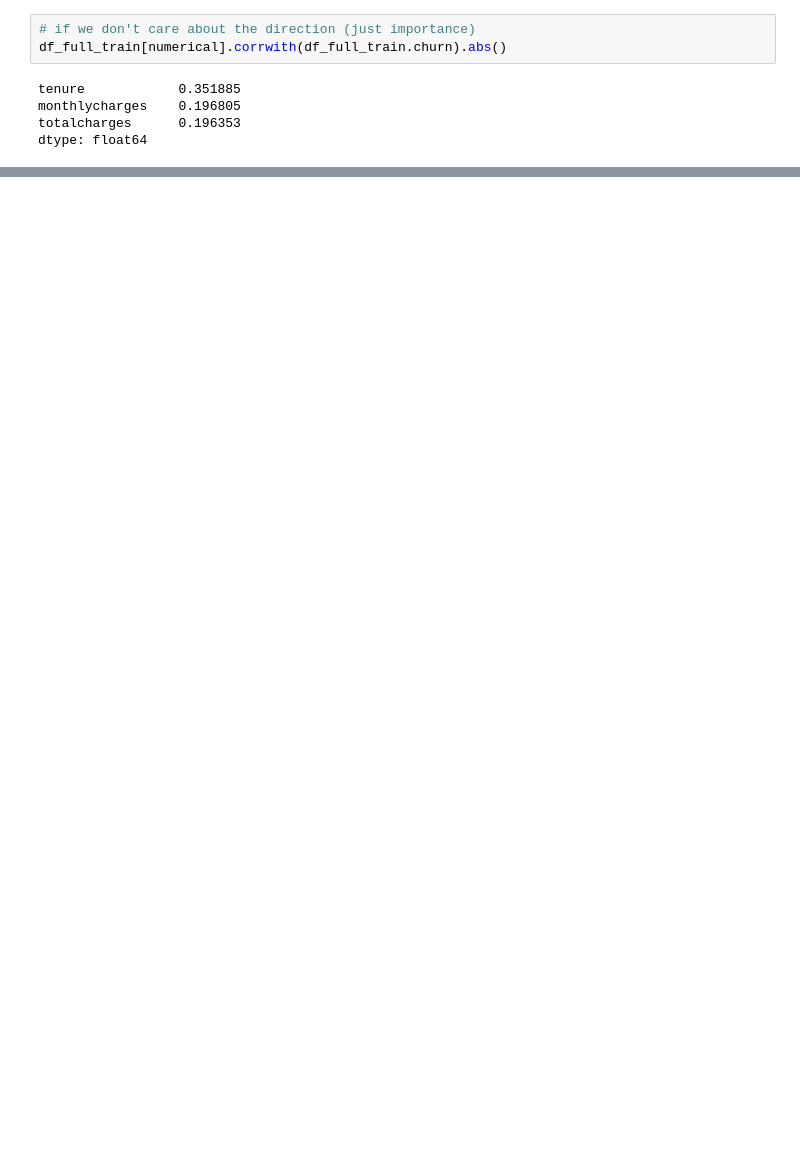
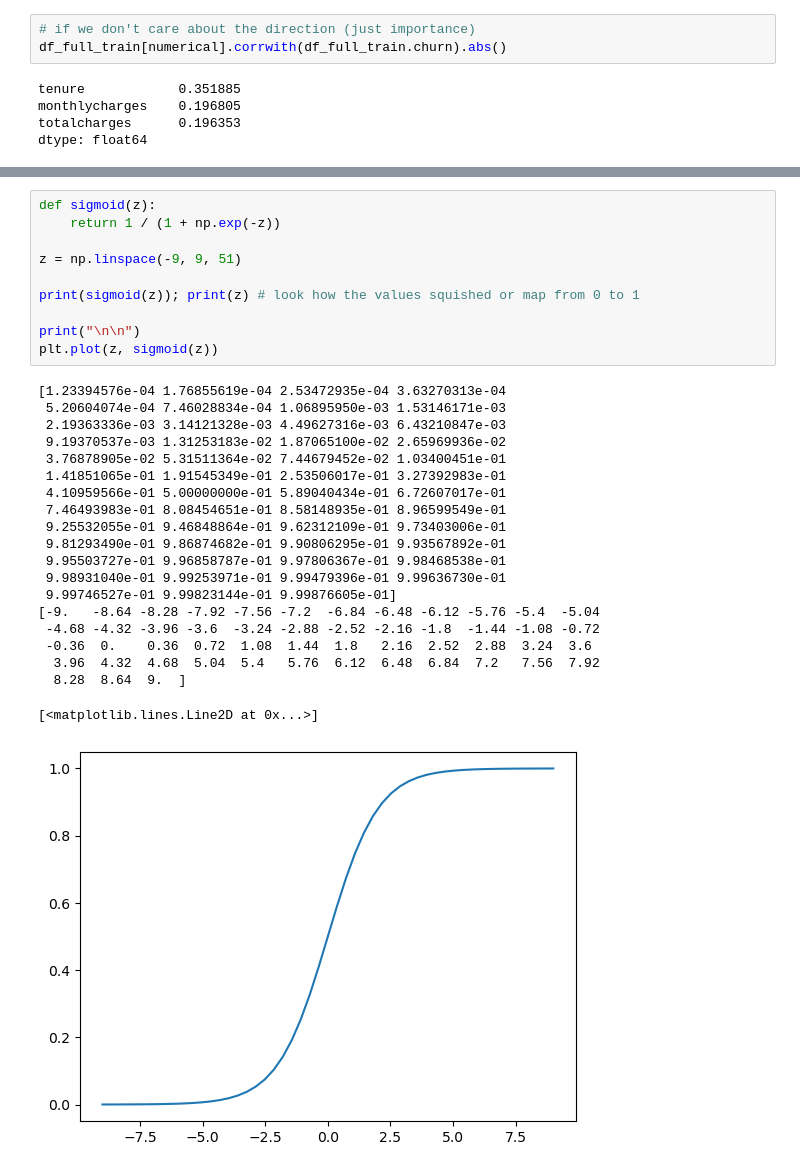
Before and after one commit to aljariri0/ML-Zoomcamp, a Jupyter notebook: 03-classification/3.1-Churn prediction project.ipynb, the cells around one changed output, grey strips where cells are left out. Drawn from its saved outputs; the diff is of its cells as text; blank space fills up the shorter version.

```diff
--- a/03-classification/3.1-Churn prediction project.ipynb
+++ b/03-classification/3.1-Churn prediction project.ipynb
@@ -471,0 +602,31 @@ dtype: float64
+# %%
+def sigmoid(z):
+    return 1 / (1 + np.exp(-z))
+
+z = np.linspace(-9, 9, 51)
+
+print(sigmoid(z)); print(z) # look how the values squished or map from 0 to 1
+
+print("\n\n")
+plt.plot(z, sigmoid(z))
+# %% [output]
+[1.23394576e-04 1.76855619e-04 2.53472935e-04 3.63270313e-04
+ 5.20604074e-04 7.46028834e-04 1.06895950e-03 1.53146171e-03
+ 2.19363336e-03 3.14121328e-03 4.49627316e-03 6.43210847e-03
+ 9.19370537e-03 1.31253183e-02 1.87065100e-02 2.65969936e-02
+ 3.76878905e-02 5.31511364e-02 7.44679452e-02 1.03400451e-01
+ 1.41851065e-01 1.91545349e-01 2.53506017e-01 3.27392983e-01
+ 4.10959566e-01 5.00000000e-01 5.89040434e-01 6.72607017e-01
+ 7.46493983e-01 8.08454651e-01 8.58148935e-01 8.96599549e-01
+ 9.25532055e-01 9.46848864e-01 9.62312109e-01 9.73403006e-01
+ 9.81293490e-01 9.86874682e-01 9.90806295e-01 9.93567892e-01
+ 9.95503727e-01 9.96858787e-01 9.97806367e-01 9.98468538e-01
+ 9.98931040e-01 9.99253971e-01 9.99479396e-01 9.99636730e-01
+ 9.99746527e-01 9.99823144e-01 9.99876605e-01]
+[-9.   -8.64 -8.28 -7.92 -7.56 -7.2  -6.84 -6.48 -6.12 -5.76 -5.4  -5.04
+ -4.68 -4.32 -3.96 -3.6  -3.24 -2.88 -2.52 -2.16 -1.8  -1.44 -1.08 -0.72
+ -0.36  0.    0.36  0.72  1.08  1.44  1.8   2.16  2.52  2.88  3.24  3.6
+  3.96  4.32  4.68  5.04  5.4   5.76  6.12  6.48  6.84  7.2   7.56  7.92
+  8.28  8.64  9.  ]
+[<matplotlib.lines.Line2D at 0x...>]
+[figure, added]
```
Also changed, not shown: parts of 28 cells of this notebook, 5 other files.
